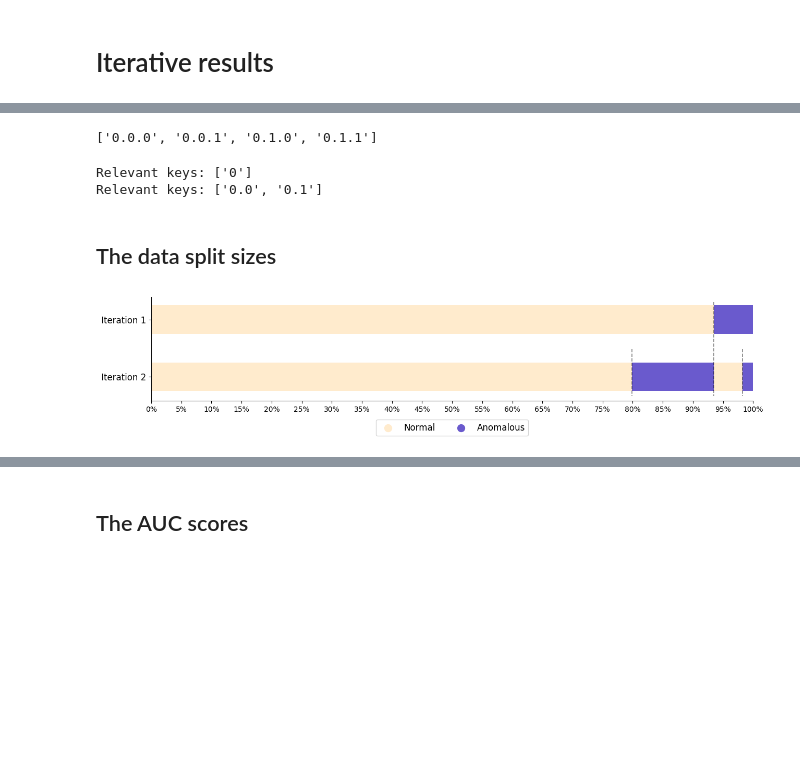
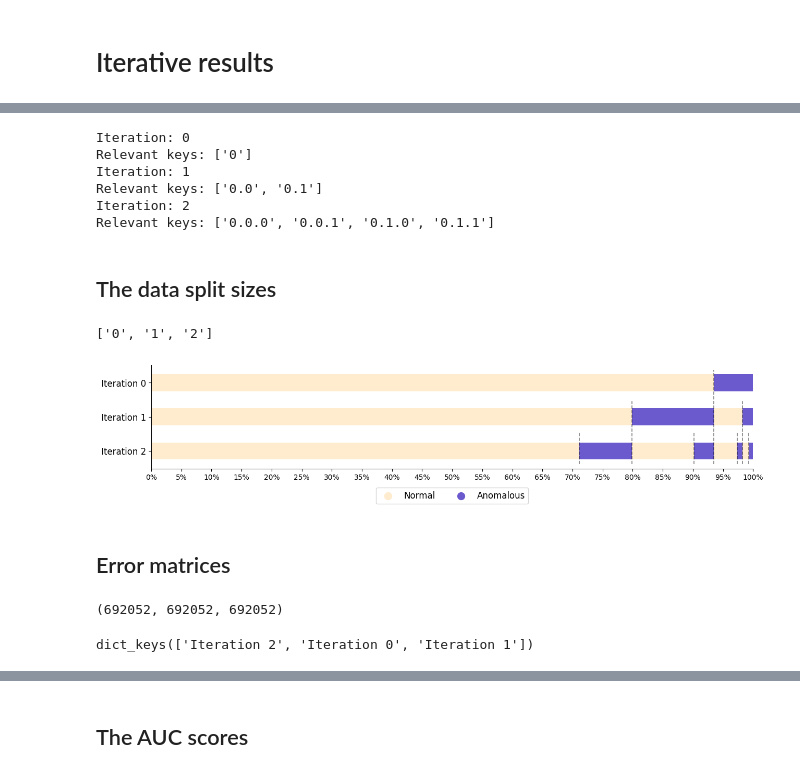
Before and after one commit to AronDJacobsen/fault_management_uds, a Jupyter notebook: notebooks/4_anomalous/2_iterative_results.ipynb, the cells around one changed output, grey strips where cells are left out. Cells and saved outputs as stored; diff of their text form; code cells hidden in the pictures; blank space fills up the shorter version.

```diff
--- a/notebooks/4_anomalous/2_iterative_results.ipynb
+++ b/notebooks/4_anomalous/2_iterative_results.ipynb
@@ -21,2 +31,5 @@ from fault_management_uds.plots import pca_plot, visualize_metric_matrix, visual
 # %%
 indicator_2_data_label = json.load(open(REFERENCE_DIR / 'indicator_2_data_label.json', 'r'))
+
+figures_folder = FIGURES_DIR / 'iterative'
+os.makedirs(figures_folder, exist_ok=True)
@@ -126,48 +190,38 @@ Number of iteration: 2
-# %%
-sorted(['0.0.0', '0.0.1', '0.1.0', '0.1.1'])
-# %% [output]
-['0.0.0', '0.0.1', '0.1.0', '0.1.1']
 # %%
 # create a combined results where it is not iterations, concatenate the results
-combined_results = {}
 ano_pred_timeline = {}
-
-iterations = ['1', '2']
-
-colormap = {
-    0: 'blanchedalmond',
-    1: 'slateblue',
-    }
-
 iter_to_keys = {}
-
 iter_keys = list(results.keys())
 for iteration in iterations:
+    iter_name = f"Iteration {iteration}"
+    print(f"Iteration: {iteration}")
     # find relevant keys
-    relevant_keys = [key for key in iter_keys if len(key.split(".")) == int(iteration)]
+    relevant_keys = [key for key in iter_keys if len(key.split(".")) == int(iteration)+1]
     # sort keys so that 0 then 1
     relevant_keys = sorted(relevant_keys)
     iter_to_keys[iteration] = relevant_keys
     print(f"Relevant keys: {relevant_keys}")
     # concatenate the results
-    combined_results[iteration] = {}
-    ano_pred_timeline['Iteration ' + iteration] = {
+    #combined_results[iteration] = {}
+    ano_pred_timeline[iter_name] = {
         'colormap': colormap,
     }
     for key in relevant_keys:
-        # concatenate the results
-        combined_results[iteration]["label_pred"] = np.concatenate((combined_results[iteration].get("label_pred", []), results[key]["label_pred"]))
-        combined_results[iteration]["decision_function"] = np.concatenate((combined_results[iteration].get("decision_function", []), results[key]["decision_function"]))
-        combined_results[iteration]["actual"] = np.concatenate((combined_results[iteration].get("actual", []), results[key]["actual"]))
-        combined_results[iteration]["data_label"] = np.concatenate((combined_results[iteration].get("data_label", []), results[key]["data_label"]))
-
         # create timeline data: sort label_pred
-        ano_pred_timeline['Iteration ' + iteration]['indicator'] = np.concatenate((ano_pred_timeline['Iteration ' + iteration].get('indicator', []), sorted(results[key]["label_pred"])))
+        ano_pred_timeline[iter_name]['indicator'] = np.concatenate((ano_pred_timeline[iter_name].get('indicator', []), sorted(results[key]["label_pred"])))
 # %% [output]
+Iteration: 0
 Relevant keys: ['0']
+Iteration: 1
 Relevant keys: ['0.0', '0.1']
+Iteration: 2
+Relevant keys: ['0.0.0', '0.0.1', '0.1.0', '0.1.1']
 # %% [markdown]
 ## The data split sizes
+# %%
+iterations
+# %% [output]
+['0', '1', '2']
 # %%
 # indicator plot
 fig, ax = plt.subplots(figsize=(13, 3))
@@ -176,37 +230,50 @@ fig, ax = plt.subplots(figsize=(13, 3))
 ax = visualize_indicator_dict(ax, ano_pred_timeline, start=None, end=None, adjust='half-point', ylabel='')
 ax.set_xlim(0, len(ano_pred_timeline['Iteration 1']['indicator']))
 total_length = len(ano_pred_timeline['Iteration 1']['indicator'])
 xticks = np.linspace(0, total_length - 1, num=21, dtype=int)
 ax.set_xticks(xticks)
 ax.set_xticklabels([f"{round(x / total_length * 100)}%" for x in xticks])
 ax.spines['top'].set_visible(False); ax.spines['right'].set_visible(False)#; ax.spines['left'].set_visible(False)
 # increase y-ticks font size
 ax.tick_params(axis='y', labelsize=12)
 
 
 ymin, ymax = ax.get_ylim()
-diff = abs(ymax - ymin)
+diff_step = abs(ymax - ymin) / len(iterations)
 ignore = [-100] # dummy value to not be empty
-for iter in iterations:
+for iteration in iterations:
     # find the indices where we go from 0 to 1 or 1 to 0
-    indices = np.where(np.diff(ano_pred_timeline['Iteration ' + iter]['indicator']) != 0)[0]
+    indices = np.where(np.diff(ano_pred_timeline['Iteration ' + iteration]['indicator']) != 0)[0]
     # show decision boundaries
     i=0
     for idx in indices:
         if min([abs(idx - x) for x in ignore]) < 10:
             continue
-        ax.vlines(idx, 1.3375-diff/int(iter), 1.3375, color='black', linestyle='--', alpha=0.5, linewidth=1.2)
-        # add text
-        #ax.text(idx, 1.3375-diff/int(iter), f'{iter_to_keys[iter][i]}', color='dimgray', ha='center', va='bottom', fontsize=12)
+        _ymin = ymin
+        _ymax = ymax + int(iteration) * diff_step
+        ax.vlines(idx,
+                  _ymin, _ymax,
+                  color='black', linestyle='--', alpha=0.5, linewidth=1.2)
         ignore.append(idx)
         i += 1
 
 # add legend based on colormap
 for i, (key, value) in enumerate(colormap.items()):
     ax.scatter([], [], color=value, label=str(key).replace('0', 'Normal').replace('1', 'Anomalous'), s=100)
 ax.legend(loc='upper center', bbox_to_anchor=(0.5, -0.14), ncol=len(colormap), fontsize=12)
 
 plt.tight_layout()
+plt.savefig(figures_folder / f'anomaly_timeline_{data_type}.png', dpi=150)
 plt.show()
 # %% [output]
-[figure, old version]
+[figure, new version]
+# %% [markdown]
+## Error matrices
+# %%
+len(actual), len(label_pred), len(data_label)
+# %% [output]
+(692052, 692052, 692052)
+# %%
+combined_results.keys()
+# %% [output]
+dict_keys(['Iteration 2', 'Iteration 0', 'Iteration 1'])
```
Also changed, not shown: parts of 17 cells of this notebook, 13 other files.
